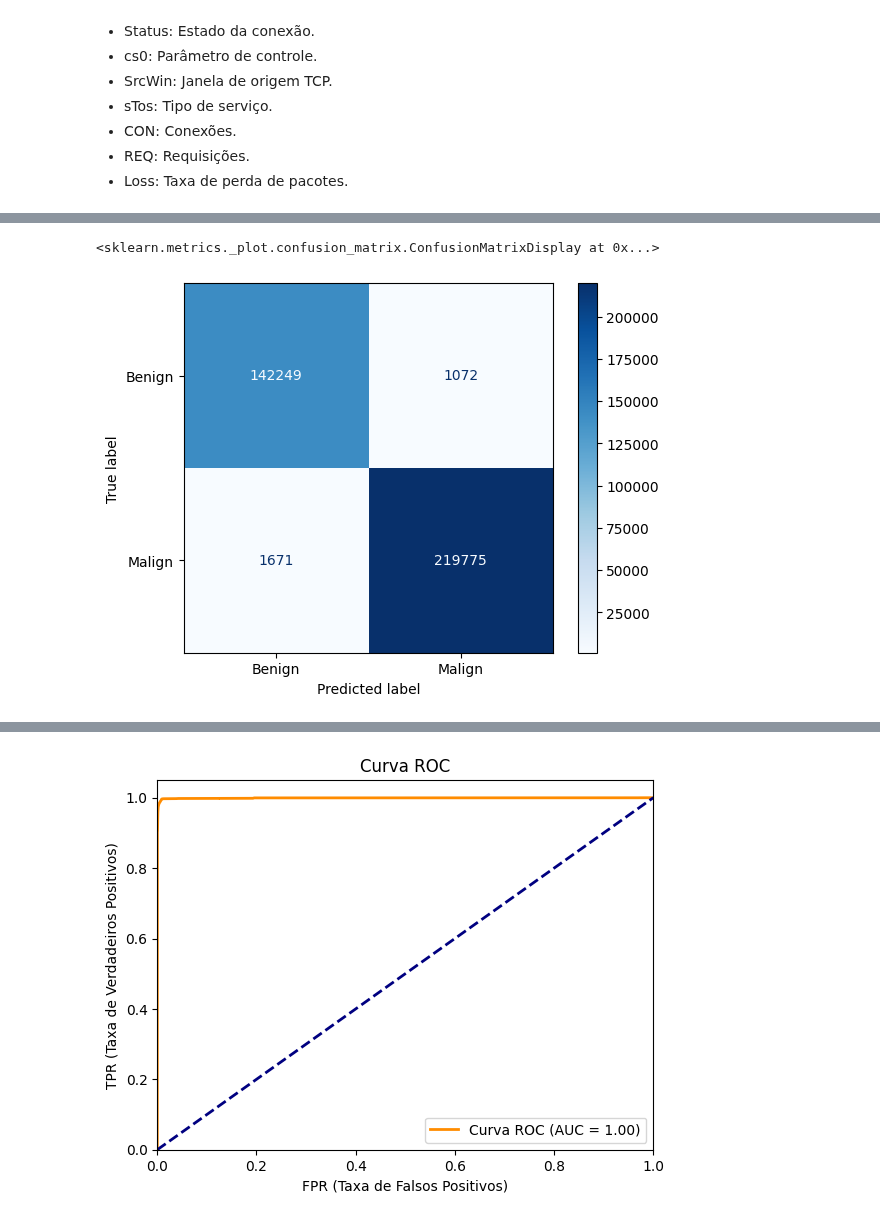
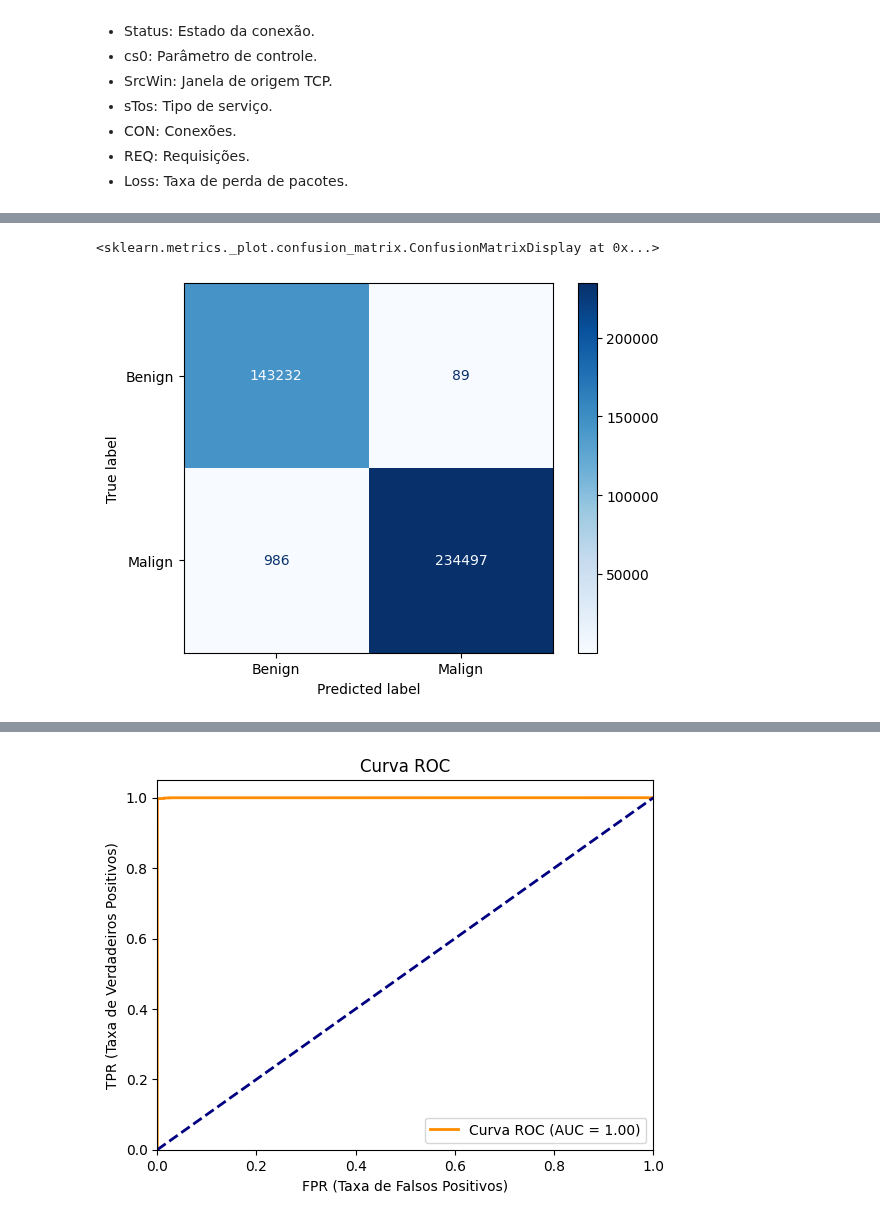
Before and after one commit to gabrieladamasceno/Attacks_5G, a Jupyter notebook: MLP_Binário_Zero_Day.ipynb, the cells around one changed output, grey strips where cells are left out. Drawn from its saved outputs; the diff is of its cells as text; code cells hidden in the pictures.

```diff
--- a/MLP_Binário_Zero_Day.ipynb
+++ b/MLP_Binário_Zero_Day.ipynb
@@ -136,6 +161,8 @@ Features
 import psutil
 import time
 from keras.callbacks import Callback
+from keras.callbacks import EarlyStopping
+from tensorflow.keras.callbacks import EarlyStopping, ReduceLROnPlateau
 
 # Função para monitorar recursos
 def monitor_resource_usage():
@@ -166,6 +193,10 @@ class ResourceMonitor(Callback):
 
 # Instanciar o callback
 resource_monitor = ResourceMonitor()
+
+# Parâmetros para early stopping
+early_stopping = EarlyStopping(monitor='val_loss', patience=5, restore_best_weights=True)
+reduce_lr = ReduceLROnPlateau(monitor='val_loss', factor=0.2, patience=5, min_lr=0.0001)
 # %%
 import numpy as np
 import pandas as pd
@@ -278,0 +311,27 @@ print(len(y_test_combined))
+# %%
+from sklearn.preprocessing import LabelEncoder
+
+# Criar o codificador
+label_encoder = LabelEncoder()
+
+# Ajustar o codificador aos rótulos de treinamento e teste
+y_train_balanced = label_encoder.fit_transform(y_train_balanced)
+y_test_combined = label_encoder.transform(y_test_combined)
+
+# Verificar os tipos após a transformação
+print(y_train_balanced.dtype)
+print(y_test_combined.dtype)
+
+'''
+#sem balancear
+# Criar o codificador
+label_encoder = LabelEncoder()
+
+# Ajustar o codificador aos rótulos de treinamento e teste
+y_train_balanced = label_encoder.fit_transform(y_train_non_zero_day)
+y_test_combined = label_encoder.transform(y_test_combined)
+
+# Verificar os tipos após a transformação
+print(y_train_balanced.dtype)
+print(y_test_combined.dtype)
+'''
@@ -332,9 +460,9 @@ Make sure all arrays contain the same number of samples.
 # %%
-y_test = y_test_binary
+y_test = y_test_combined
 
 #Matriz de Confusão
 
-y_pred = model.predict(X_test)
+y_pred = model.predict(X_test_combined)
 y_pred_classes = (y_pred > 0.5).astype(int)
 
 
@@ -346,5 +474,5 @@ disp.plot(cmap='Blues')
 <sklearn.metrics._plot.confusion_matrix.ConfusionMatrixDisplay at 0x...>
-[figure, old version]
+[figure, new version]
 # %%
 # Gráfico de Acurácia
 plt.figure(figsize=(12, 6))
```
Also changed, not shown: parts of 15 cells of this notebook.
